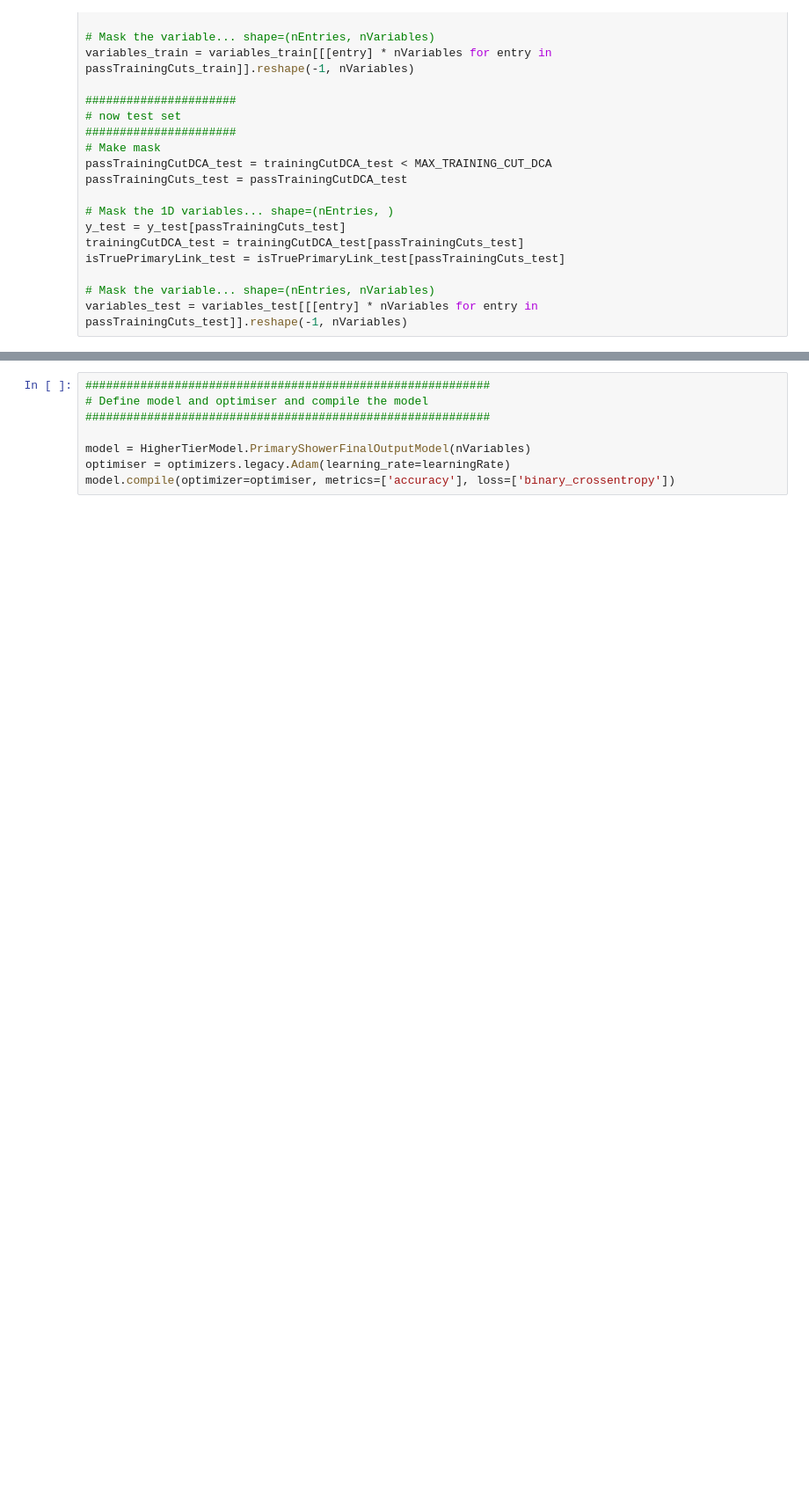
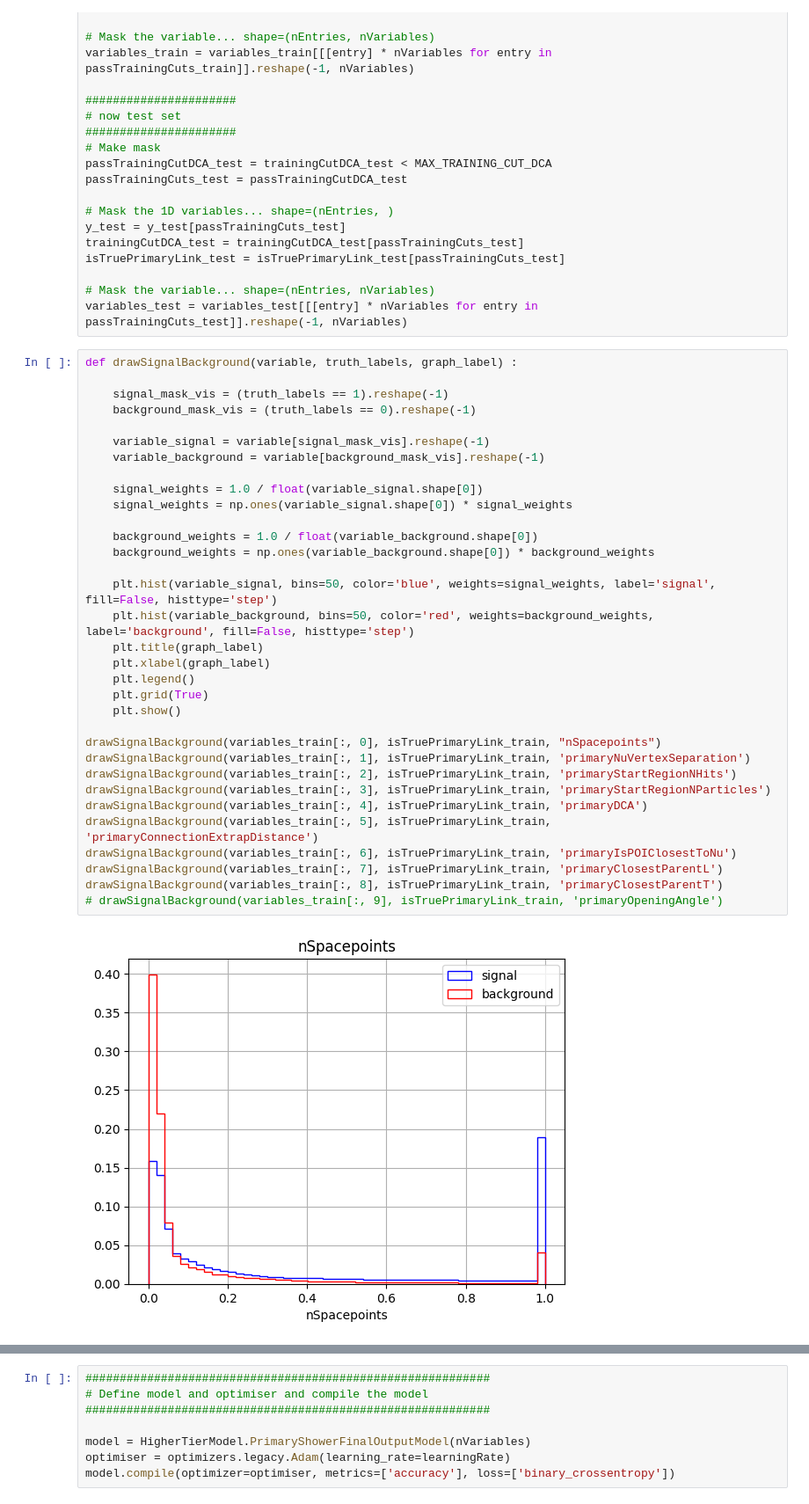
Before and after one commit to imawby/Hierarchy_GNN, a Jupyter notebook: TrainPrimaryTierModel_showers.ipynb, the cells around one changed output, grey strips where cells are left out. Shown at 88% size. Saved outputs shown, nothing was run; the diff lists cells and outputs as text; blank space fills up the shorter version.

```diff
--- a/TrainPrimaryTierModel_showers.ipynb
+++ b/TrainPrimaryTierModel_showers.ipynb
@@ -134,3 +154,38 @@ isTruePrimaryLink_test = isTruePrimaryLink_test[passTrainingCuts_test]
 
 # Mask the variable... shape=(nEntries, nVariables)
 variables_test = variables_test[[[entry] * nVariables for entry in passTrainingCuts_test]].reshape(-1, nVariables)
+# %%
+def drawSignalBackground(variable, truth_labels, graph_label) :
+
+    signal_mask_vis = (truth_labels == 1).reshape(-1)
+    background_mask_vis = (truth_labels == 0).reshape(-1)
+
+    variable_signal = variable[signal_mask_vis].reshape(-1)
+    variable_background = variable[background_mask_vis].reshape(-1)
+
+    signal_weights = 1.0 / float(variable_signal.shape[0])
+    signal_weights = np.ones(variable_signal.shape[0]) * signal_weights
+
+    background_weights = 1.0 / float(variable_background.shape[0])
+    background_weights = np.ones(variable_background.shape[0]) * background_weights
+
+    plt.hist(variable_signal, bins=50, color='blue', weights=signal_weights, label='signal', fill=False, histtype='step')
+    plt.hist(variable_background, bins=50, color='red', weights=background_weights, label='background', fill=False, histtype='step')
+    plt.title(graph_label)
+    plt.xlabel(graph_label)
+    plt.legend()
+    plt.grid(True)
+    plt.show()
+
+drawSignalBackground(variables_train[:, 0], isTruePrimaryLink_train, "nSpacepoints")
+drawSignalBackground(variables_train[:, 1], isTruePrimaryLink_train, 'primaryNuVertexSeparation')
+drawSignalBackground(variables_train[:, 2], isTruePrimaryLink_train, 'primaryStartRegionNHits')
+drawSignalBackground(variables_train[:, 3], isTruePrimaryLink_train, 'primaryStartRegionNParticles')
+drawSignalBackground(variables_train[:, 4], isTruePrimaryLink_train, 'primaryDCA')
+drawSignalBackground(variables_train[:, 5], isTruePrimaryLink_train, 'primaryConnectionExtrapDistance')
+drawSignalBackground(variables_train[:, 6], isTruePrimaryLink_train, 'primaryIsPOIClosestToNu')
+drawSignalBackground(variables_train[:, 7], isTruePrimaryLink_train, 'primaryClosestParentL')
+drawSignalBackground(variables_train[:, 8], isTruePrimaryLink_train, 'primaryClosestParentT')
+# drawSignalBackground(variables_train[:, 9], isTruePrimaryLink_train, 'primaryOpeningAngle')
+# %% [output]
+[figure, added]
```
Also changed, not shown: parts of 12 cells of this notebook, 26 other files.
